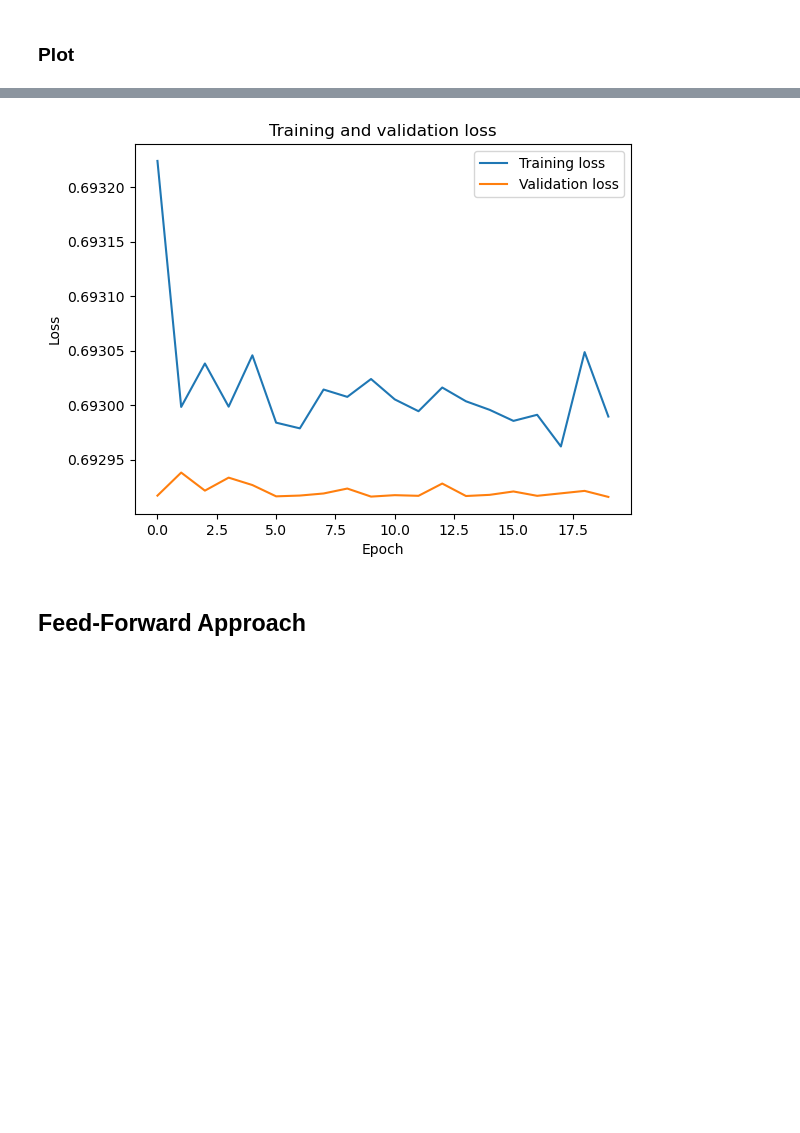
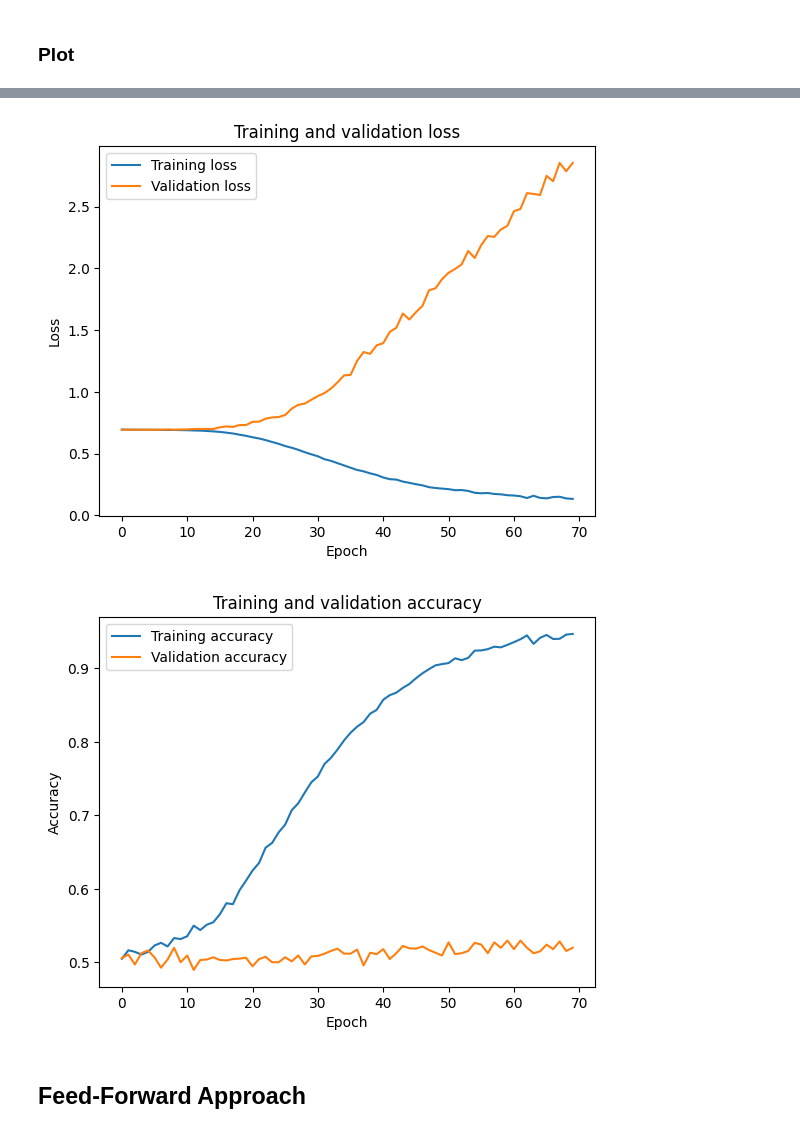
Before and after one commit to dhebel/babycal, a Jupyter notebook: src/main.ipynb, the cells around one changed output, grey strips where cells are left out. Cells and saved outputs as stored; diff of their text form; code cells hidden in the pictures; blank space fills up the shorter version.

Commit message:
Training CNN and uploading matrices as files

```diff
--- a/src/main.ipynb
+++ b/src/main.ipynb
@@ -68,3 +80,7 @@ X = np.array(X)
+# %%
+# Load matrices from previously generated files
+X = np.load('matrices/X.npy')
+y = np.load('matrices/y.npy')
 # %% [markdown]
 ## Reviewing Shapes
 # %%
@@ -315,6 +293,10 @@ plt.show()
 # We will train the CNN for 10 epochs with a batch size of 32.
 
 # Create the CNN
+
+def f1_score(precision, recall):
+        return 2 * (precision * recall) / (precision + recall)
+
 model = keras.models.Sequential([
         keras.layers.Conv2D(32, kernel_size=(3,3), strides=(1,1), activation='relu', input_shape=(X_train.shape[1], X_train.shape[2], X_train.shape[3])),
         keras.layers.MaxPooling2D(pool_size=(2,2), strides=(2,2)),
@@ -326,8 +308,16 @@ model = keras.models.Sequential([
 ])
 
 # Compile the CNN
-model.compile(optimizer=keras.optimizers.Adam(learning_rate=0.001), loss='categorical_crossentropy', metrics=['accuracy'])
+model.compile(optimizer=keras.optimizers.Adam(learning_rate=0.001),
+              loss='categorical_crossentropy',
+              metrics=['accuracy'])
+              #metrics=[keras.metrics.Precision(), keras.metrics.Recall(), keras.metrics.AUC(), keras.metrics.AUC(curve='ROC'), 'accuracy', f1_score])
 
-# Train the CNN
-history = model.fit(X_train, y_train, epochs=10, batch_size=32, validation_data=(X_val, y_val))
+model.summary()
+
+# Time the training
+start = time.time()
+history = model.fit(X_train, y_train, epochs=70, validation_data=(X_val, y_val))
+end = time.time()
+print('Training time:', end - start)
 # %% [output]
@@ -338,20 +341,30 @@ Negative dimension size caused by subtracting 3 from 2 for '{{node conv2d_9/Conv
 # %%
 # Plotting the training and validation loss
 # We will use the function plot from matplotlib.pyplot to plot the training and validation loss.
 # We will use the function title from matplotlib.pyplot to add a title to the plot.
-# We will use the function xlabel from matplotlib.pyplot to add a label to the x-axis.
-# We will use the function ylabel from matplotlib.pyplot to add a label to the y-axis.
-# We will use the function legend from matplotlib.pyplot to add a legend to the plot.
 
 plt.plot(history.history['loss'], label='Training loss')
 plt.plot(history.history['val_loss'], label='Validation loss')
 plt.title('Training and validation loss')
 plt.xlabel('Epoch')
 plt.ylabel('Loss')
 plt.legend()
 plt.show()
+
+# Plotting the training and validation accuracy
+# We will use the function plot from matplotlib.pyplot to plot the training and validation accuracy.
+# We will use the function title from matplotlib.pyplot to add a title to the plot.
+
+plt.plot(history.history['accuracy'], label='Training accuracy')
+plt.plot(history.history['val_accuracy'], label='Validation accuracy')
+plt.title('Training and validation accuracy')
+plt.xlabel('Epoch')
+plt.ylabel('Accuracy')
+plt.legend()
+plt.show()
 # %% [output]
-[figure, old version]
+[figure, new version]
+[figure, added]
 # %% [markdown]
 ## Feed-Forward Approach
 # %% [markdown]
```
Also changed, not shown: parts of 39 cells of this notebook, 5 other files.
